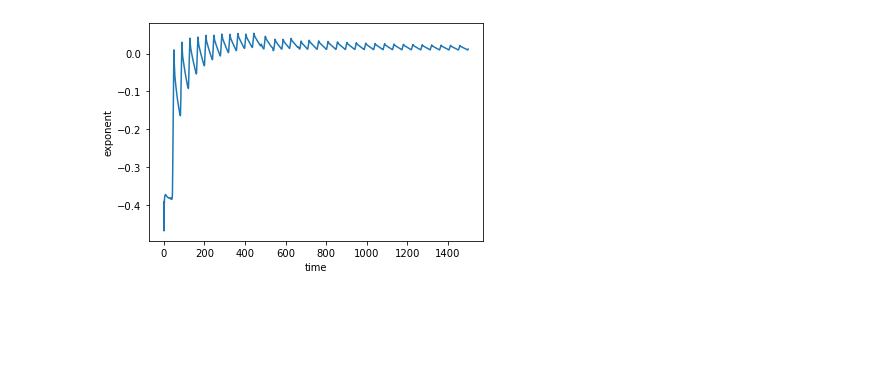
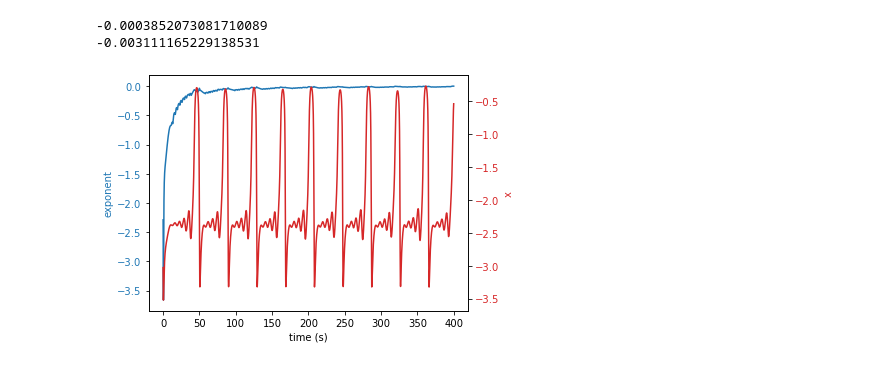
Before and after one commit to tdejardi96/Miscellaneous, a Jupyter notebook: lyapunov2.ipynb, the cells around one changed output. Saved outputs shown, nothing was run; the diff lists cells and outputs as text; code cells hidden in the pictures; blank space fills up the shorter version.

Commit message:
1st and 2nd lyapunov exponents

```diff
--- a/lyapunov2.ipynb
+++ b/lyapunov2.ipynb
@@ -35,4 +32,6 @@ g2=np.array([0,1,0])
 # %%
+g1=np.array([1,0,0])
+g2=np.array([0,1,0])
 tmax=400
 h=0.01
 t=0
@@ -41,8 +40,11 @@ y=0
 z=0
 r=np.array([x,y,z])
 talp=0
+talp2=0
 valt=[]
-vala=[]
+amp1=[]
+amp2=[]
+valx=[]
 while (t<=tmax):
     l1=jac(r,g1)
     l2=jac(r+0.5*h*l1,g1)
@@ -55,8 +57,12 @@ while (t<=tmax):
     talp=talp+alp
     g1=g1/norm
 
-    intern=(g2-np.dot(g2,g1)*g1)
-    g2=intern/(np.sqrt(intern[0]**2+intern[1]**2+intern[2]**2))
+    interm=(g2-g1*(np.dot(g2,g1)))
+    ninterm=np.sqrt(interm[0]**2+interm[1]**2+interm[2]**2)
+    g2=interm/ninterm
+    g2a=ninterm*norm #amplification g2
+    alp2=np.log(g2a)
+    talp2=talp2+alp2
 
     k1=model(r)
     k2=model(r+0.5*h*k1)
@@ -64,13 +70,32 @@ while (t<=tmax):
     k4=model(r+k3*h)
     t=t+h
     valt.append(t)
-    vala.append(talp/t)
+    amp1.append(talp/t)
+    amp2.append(talp2/t)
     r=r+(1.0/6)*h*(k1+2*k2+2*k3+k4)
+    valx.append(r[0])
 print (talp/tmax)
+print (talp2/tmax)
+# %% [output]
+-0.0003852073081710089
+-0.003111165229138531
-# %%
-plt.plot(valt,vala)
-plt.xlabel('time')
-plt.ylabel('exponent')
-plt.show()
-# %% [output]
-[figure, removed]
+# %%
+fig, ax1 = plt.subplots()
+
+color = 'tab:blue'
+ax1.set_xlabel('time (s)')
+ax1.set_ylabel('exponent', color=color)
+ax1.plot(valt, amp1, color=color)
+ax1.tick_params(axis='y', labelcolor=color)
+
+ax2 = ax1.twinx()
+
+color = 'tab:red'
+ax2.set_ylabel('x', color=color)
+ax2.plot(valt, valx, color=color)
+ax2.tick_params(axis='y', labelcolor=color)
+
+fig.tight_layout()
+plt.show()
+# %% [output]
+[figure, added]
```
Also changed, not shown: parts of 2 cells of this notebook.
